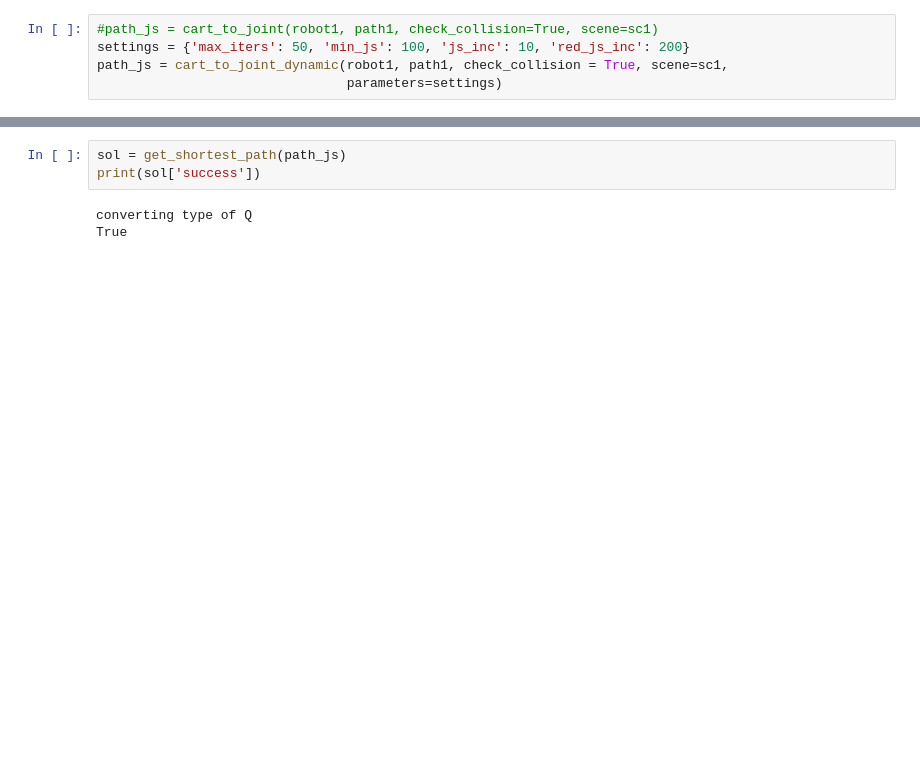
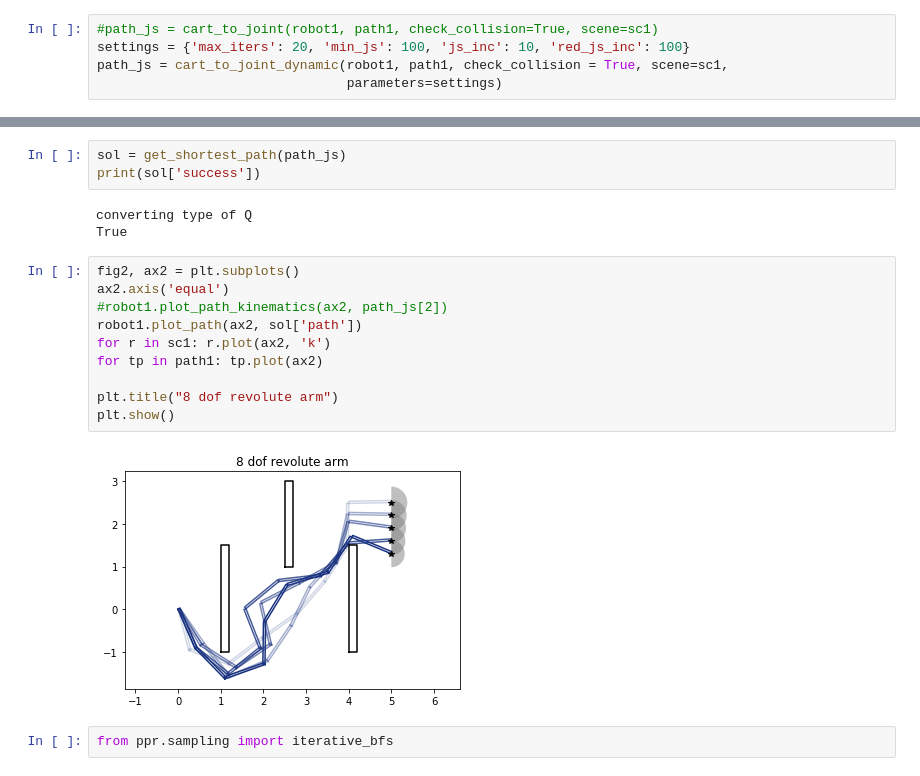
Before and after one commit to JeroenDM/planar_python_robotics, a Jupyter notebook: example_many_dofs.ipynb, the cells around one changed output, grey strips where cells are left out. Saved outputs shown, nothing was run; the diff lists cells and outputs as text; blank space fills up the shorter version.

```diff
--- a/example_many_dofs.ipynb
+++ b/example_many_dofs.ipynb
@@ -38,6 +40,6 @@ plt.show()
 # %%
 #path_js = cart_to_joint(robot1, path1, check_collision=True, scene=sc1)
-settings = {'max_iters': 50, 'min_js': 100, 'js_inc': 10, 'red_js_inc': 200}
+settings = {'max_iters': 20, 'min_js': 100, 'js_inc': 10, 'red_js_inc': 100}
 path_js = cart_to_joint_dynamic(robot1, path1, check_collision = True, scene=sc1,
                                 parameters=settings)
 # %% [output]
@@ -56,3 +58,17 @@ print(sol['success'])
 # %% [output]
 converting type of Q
 True
+# %%
+fig2, ax2 = plt.subplots()
+ax2.axis('equal')
+#robot1.plot_path_kinematics(ax2, path_js[2])
+robot1.plot_path(ax2, sol['path'])
+for r in sc1: r.plot(ax2, 'k')
+for tp in path1: tp.plot(ax2)
+
+plt.title("8 dof revolute arm")
+plt.show()
+# %% [output]
+[figure, added]
+# %%
+from ppr.sampling import iterative_bfs
```
Also changed, not shown: parts of 6 cells of this notebook, 1 other file.
